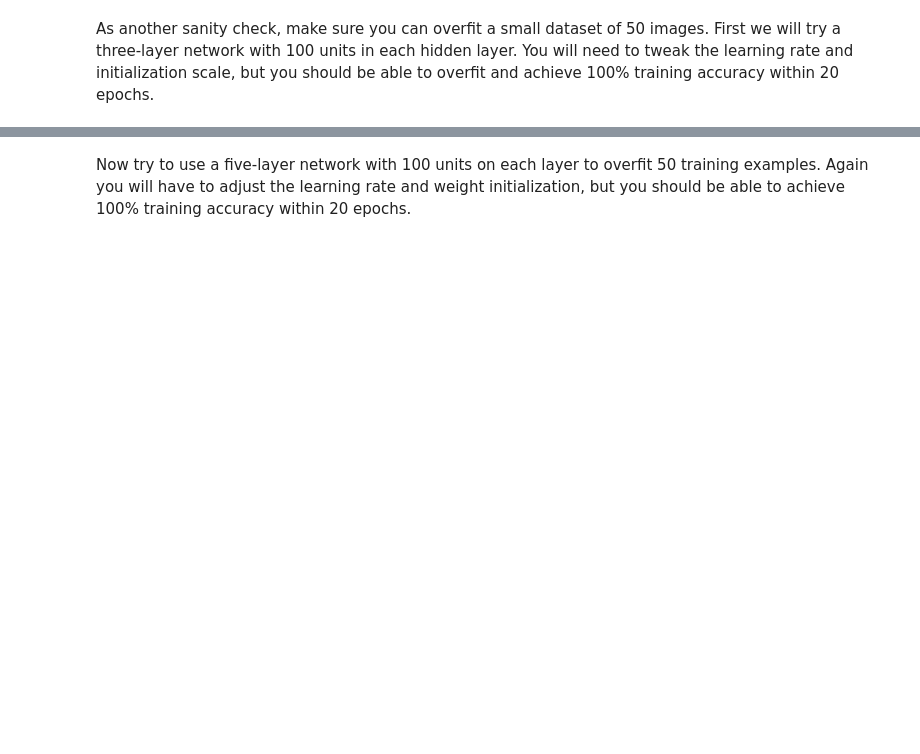
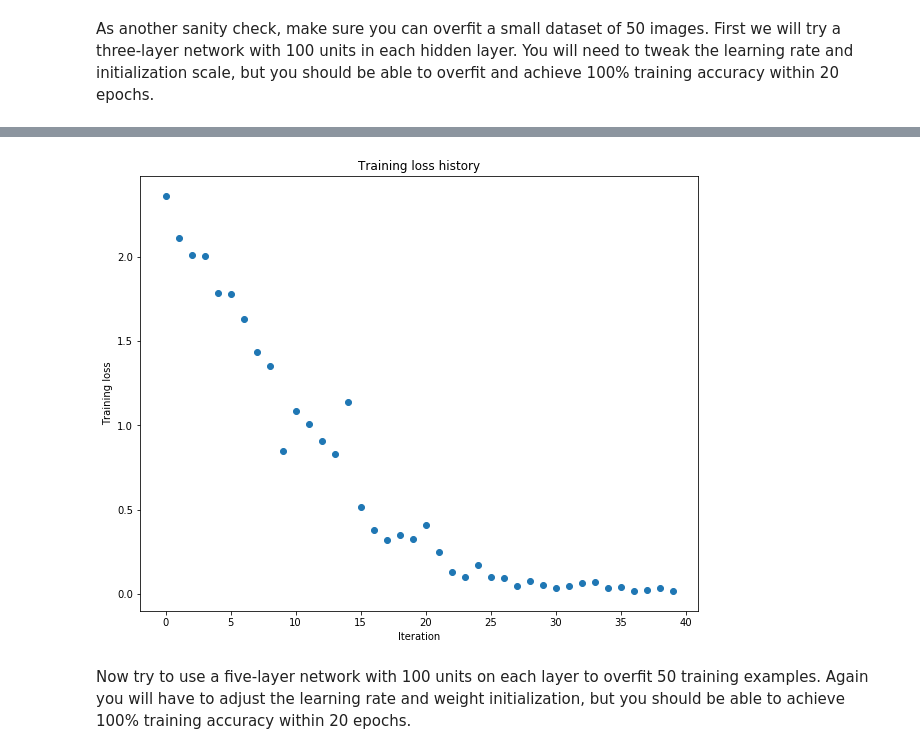
Before and after one commit to yunzhou/computer-vision-repo, a Jupyter notebook: assignments/assignment2/FullyConnectedNets.ipynb, the cells around one changed output, grey strips where cells are left out. Cells and saved outputs as stored; diff of their text form; code cells hidden in the pictures; blank space fills up the shorter version.

```diff
--- a/assignments/assignment2/FullyConnectedNets.ipynb
+++ b/assignments/assignment2/FullyConnectedNets.ipynb
@@ -417,7 +430,7 @@ small_data = {
 }
 
 weight_scale = 1e-2
-learning_rate = 1e-4
+learning_rate = 1e-2
 model = FullyConnectedNet([100, 100],
               weight_scale=weight_scale, dtype=np.float64)
 solver = Solver(model, small_data,
@@ -434,3 +447,4 @@ plt.title('Training loss history')
 plt.xlabel('Iteration')
 plt.ylabel('Training loss')
 plt.show()
+# %% [output]
@@ -437,3 +468,4 @@ plt.show()
+[figure, added]
 # %% [markdown]
 Now try to use a five-layer network with 100 units on each layer to overfit 50 training examples. Again you will have to adjust the learning rate and weight initialization, but you should be able to achieve 100% training accuracy within 20 epochs.
 # %%
```
Also changed, not shown: parts of 7 cells of this notebook, 1 other file.
